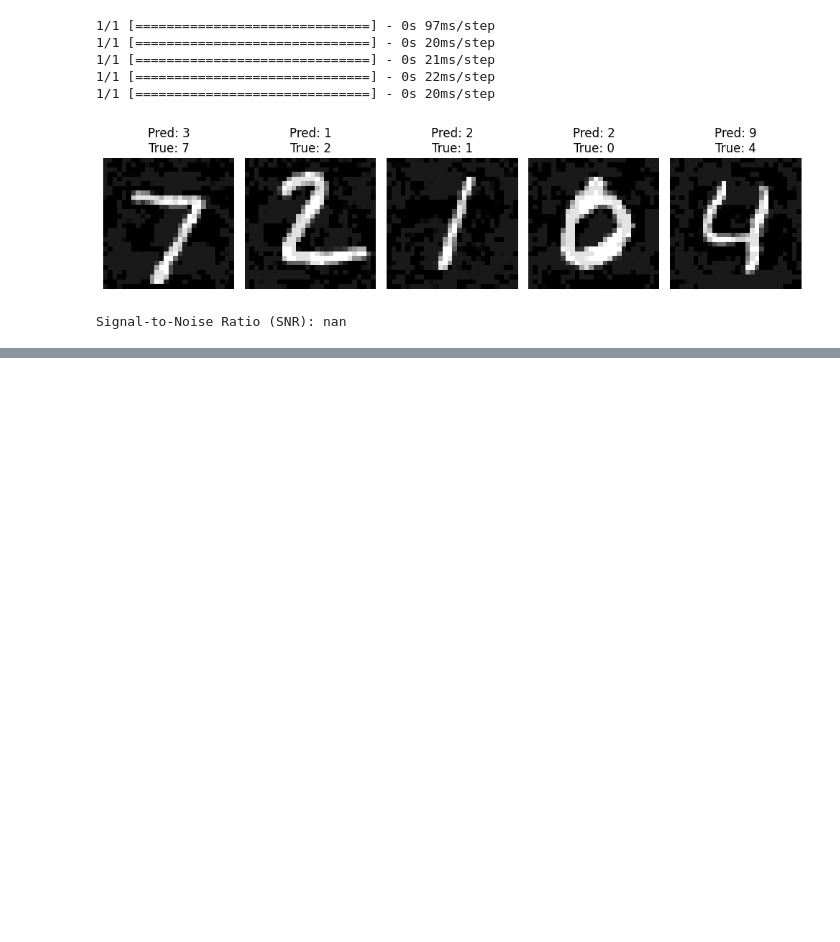
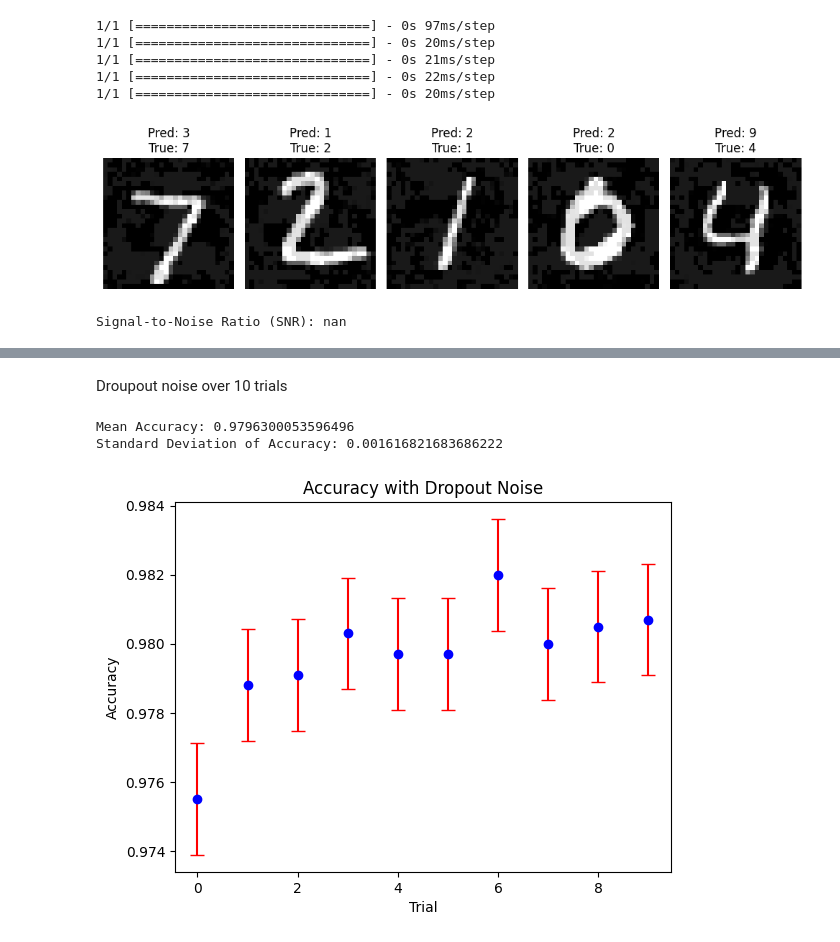
Before and after one commit to mr-nudo/neuronModels1, a Jupyter notebook: feedforward+noise.ipynb, the cells around one changed output, grey strips where cells are left out. Cells and saved outputs as stored; diff of their text form; code cells hidden in the pictures; blank space fills up the shorter version.

```diff
--- a/feedforward+noise.ipynb
+++ b/feedforward+noise.ipynb
@@ -461,0 +553,59 @@ Signal-to-Noise Ratio (SNR): nan
+# %% [markdown]
+Droupout noise over 10 trials
+# %%
+import numpy as np
+import matplotlib.pyplot as plt
+import tensorflow as tf
+
+# Load MNIST dataset
+mnist = tf.keras.datasets.mnist
+(X_train, y_train), (X_test, y_test) = mnist.load_data()
+
+# Normalize pixel values
+X_train, X_test = X_train / 255.0, X_test / 255.0
+
+# Define a simple feedforward neural network
+model = tf.keras.Sequential([
+    tf.keras.layers.Flatten(input_shape=(28, 28)),
+    tf.keras.layers.Dense(128, activation='relu'),
+    tf.keras.layers.Dropout(0.2),
+    tf.keras.layers.Dense(10, activation='softmax')
+])
+
+# Compile the model
+model.compile(optimizer='adam',
+              loss='sparse_categorical_crossentropy',
+              metrics=['accuracy'])
+
+# Define experiment parameters
+num_trials = 10
+epochs = 5
+
+# Lists to store results
+accuracies = []
+for _ in range(num_trials):
+    # Train the model
+    history = model.fit(X_train, y_train, epochs=epochs, verbose=0)
+
+    # Evaluate model on test data
+    test_loss, test_accuracy = model.evaluate(X_test, y_test, verbose=0)
+    accuracies.append(test_accuracy)
+
+# Calculate mean and standard deviation of accuracies
+mean_accuracy = np.mean(accuracies)
+std_dev_accuracy = np.std(accuracies)
+
+# Print mean accuracy and standard deviation
+print("Mean Accuracy:", mean_accuracy)
+print("Standard Deviation of Accuracy:", std_dev_accuracy)
+
+# Plot the results
+plt.errorbar(range(num_trials), accuracies, yerr=std_dev_accuracy, fmt='o', color='b', ecolor='r', capsize=5)
+plt.xlabel('Trial')
+plt.ylabel('Accuracy')
+plt.title('Accuracy with Dropout Noise')
+plt.show()
+# %% [output]
+Mean Accuracy: 0.9796300053596496
+Standard Deviation of Accuracy: 0.001616821683686222
+[figure, added]
```
Also changed, not shown: parts of 7 cells of this notebook.
